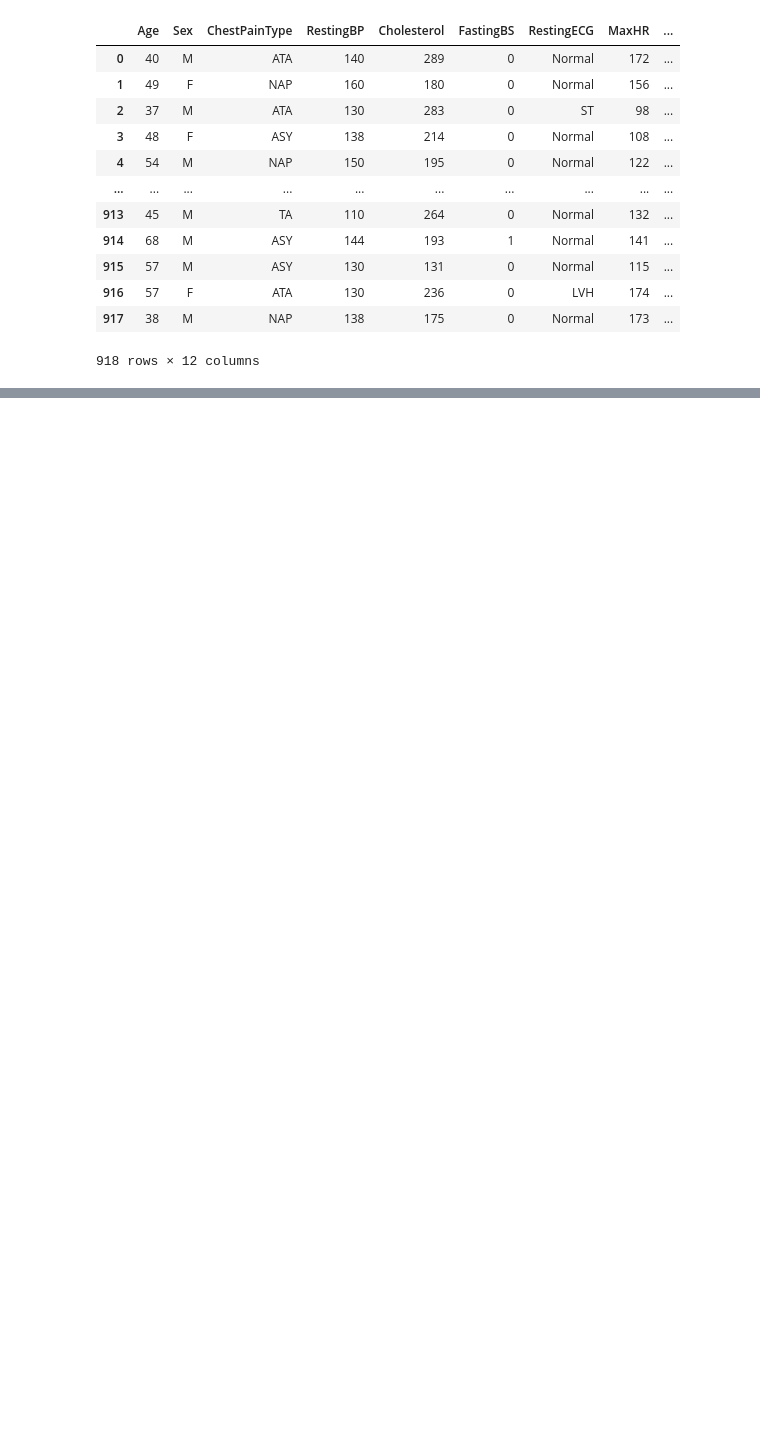
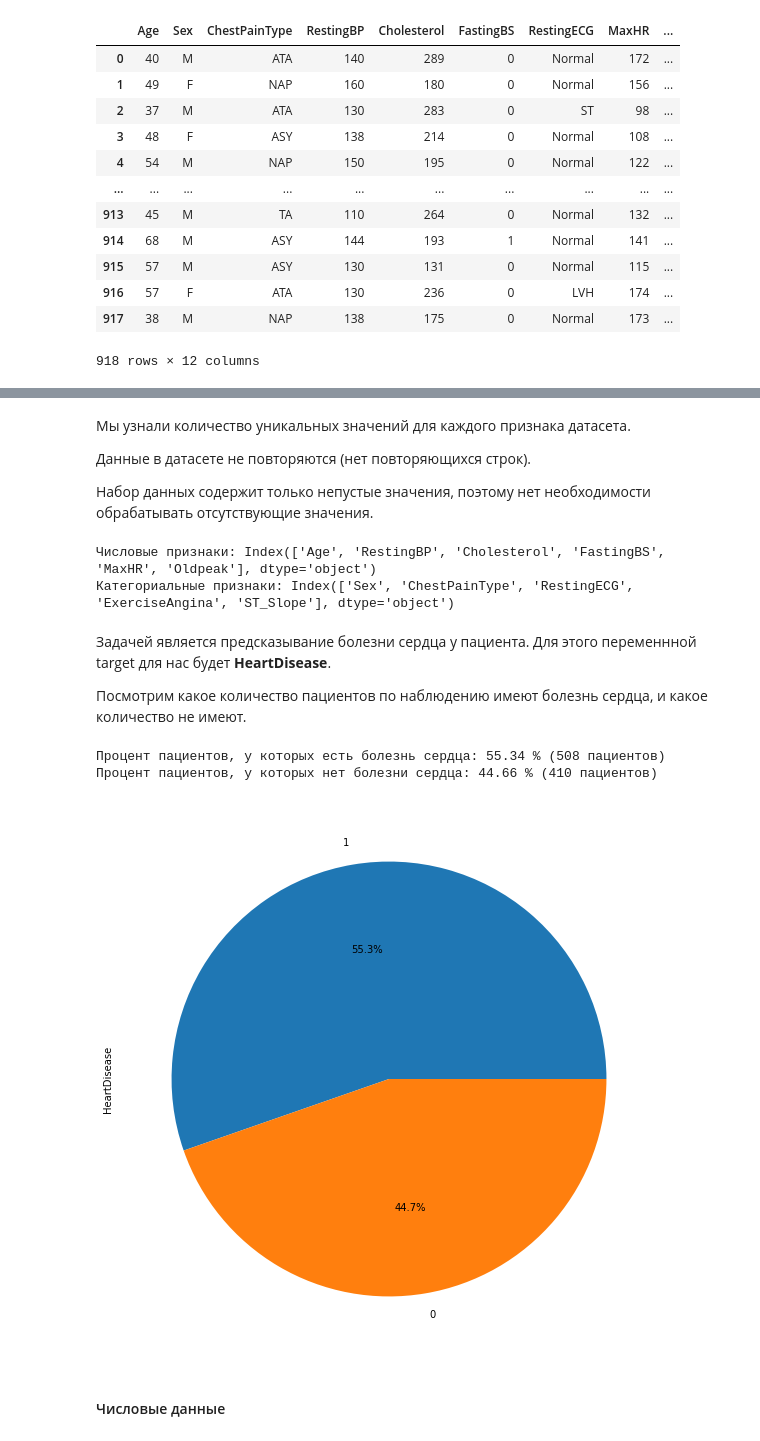
Before and after one commit to HarryLiker/ML, a Jupyter notebook: lab0_Korolev.ipynb, the cells around one changed output, grey strips where cells are left out. Cells and saved outputs as stored; diff of their text form; code cells hidden in the pictures; blank space fills up the shorter version.

```diff
--- a/lab0_Korolev.ipynb
+++ b/lab0_Korolev.ipynb
@@ -174,5 +80,0 @@ data.describe(include=['O'])
-# %%
-# Приведём значения признака Sex к числовому значению. Мужчина - 0, Женщина - 1
-data['Sex'] = data['Sex'].map({'M' : 0, 'F' : 1}).astype(int)
-# %%
-data['ExerciseAngina'] = data['ExerciseAngina'].map({'N' : 0, 'Y' : 1}).astype(int)
@@ -202,9 +80,0 @@ dummies.head(5)
-# %%
-data = pd.concat([data, pd.get_dummies(data.ChestPainType, prefix='Chest_pain')], axis=1)
-data.drop("ChestPainType", axis=1, inplace=True)
-
-data = pd.concat([data, pd.get_dummies(data.RestingECG, prefix='Rest_ECG')], axis=1)
-data.drop("RestingECG", axis=1, inplace=True)
-
-data = pd.concat([data, pd.get_dummies(data.ST_Slope, prefix='ST_slope')], axis=1)
-data.drop("ST_Slope", axis=1, inplace=True)
@@ -279,0 +147,31 @@ sns.heatmap(data.corr().abs(), annot=True, cmap="coolwarm", linewidth=0.1)
+# %% [markdown]
+Мы узнали количество уникальных значений для каждого признака датасета.
+
+Данные в датасете не повторяются (нет повторяющихся строк).
+
+Набор данных содержит только непустые значения, поэтому нет необходимости обрабатывать отсутствующие значения.
+# %%
+# Разделим числовые и категориальные данные
+numerical = data.drop(['HeartDisease'], axis=1).select_dtypes('number').columns
+categorical = data.select_dtypes('object').columns
+
+print('Числовые признаки: {}'.format(data[numerical].columns))
+print('Категориальные признаки: {}'.format(data[categorical].columns))
+# %% [output]
+Числовые признаки: Index(['Age', 'RestingBP', 'Cholesterol', 'FastingBS', 'MaxHR', 'Oldpeak'], dtype='object')
+Категориальные признаки: Index(['Sex', 'ChestPainType', 'RestingECG', 'ExerciseAngina', 'ST_Slope'], dtype='object')
+# %% [markdown]
+Задачей является предсказывание болезни сердца у пациента. Для этого переменнной target для нас будет **HeartDisease**.
+
+Посмотрим какое количество пациентов по наблюдению имеют болезнь сердца, и какое количество не имеют.
+# %%
+y = data['HeartDisease']
+print('Процент пациентов, у которых есть болезнь сердца: {} % ({} пациентов)'.format(round(y.value_counts(normalize=True)[1]*100,2), y.value_counts()[1]))
+print('Процент пациентов, у которых нет болезни сердца: {} % ({} пациентов)'.format(round(y.value_counts(normalize=True)[0]*100,2), y.value_counts()[0]))
+plt.show(data['HeartDisease'].value_counts().plot(kind="pie", autopct='%1.1f%%', figsize=(10,10)))
+# %% [output]
+Процент пациентов, у которых есть болезнь сердца: 55.34 % (508 пациентов)
+Процент пациентов, у которых нет болезни сердца: 44.66 % (410 пациентов)
+[figure, added]
+# %% [markdown]
+#### Числовые данные
```
Also changed, not shown: parts of 101 cells of this notebook, 1 other file.
